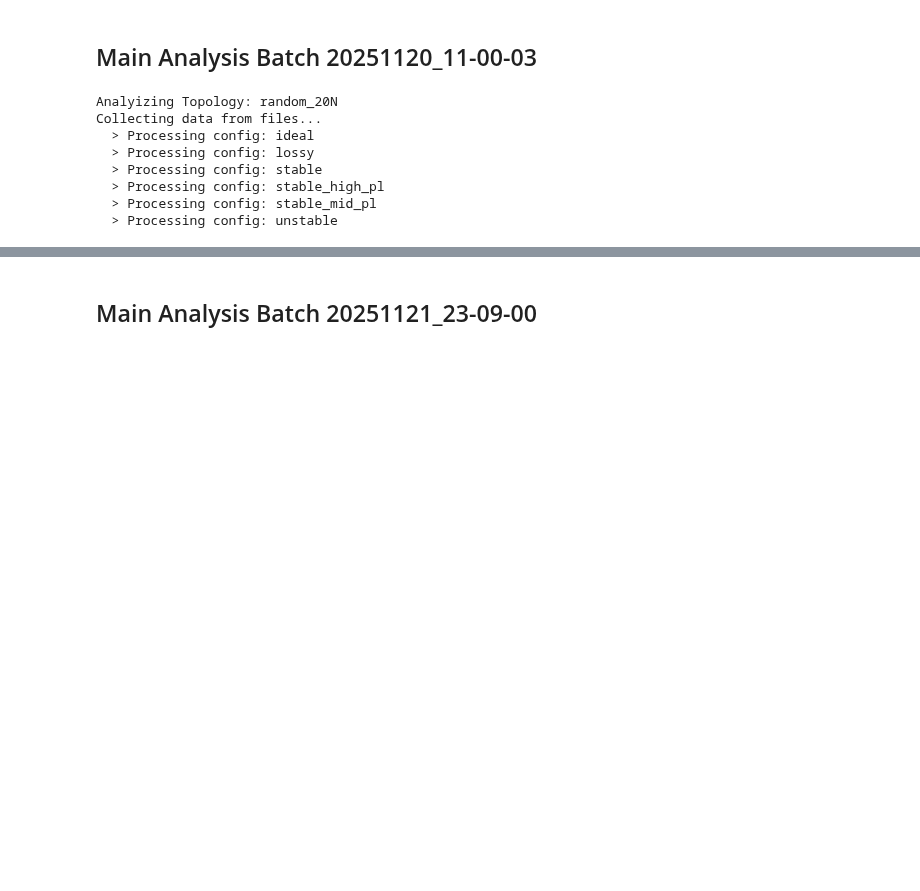
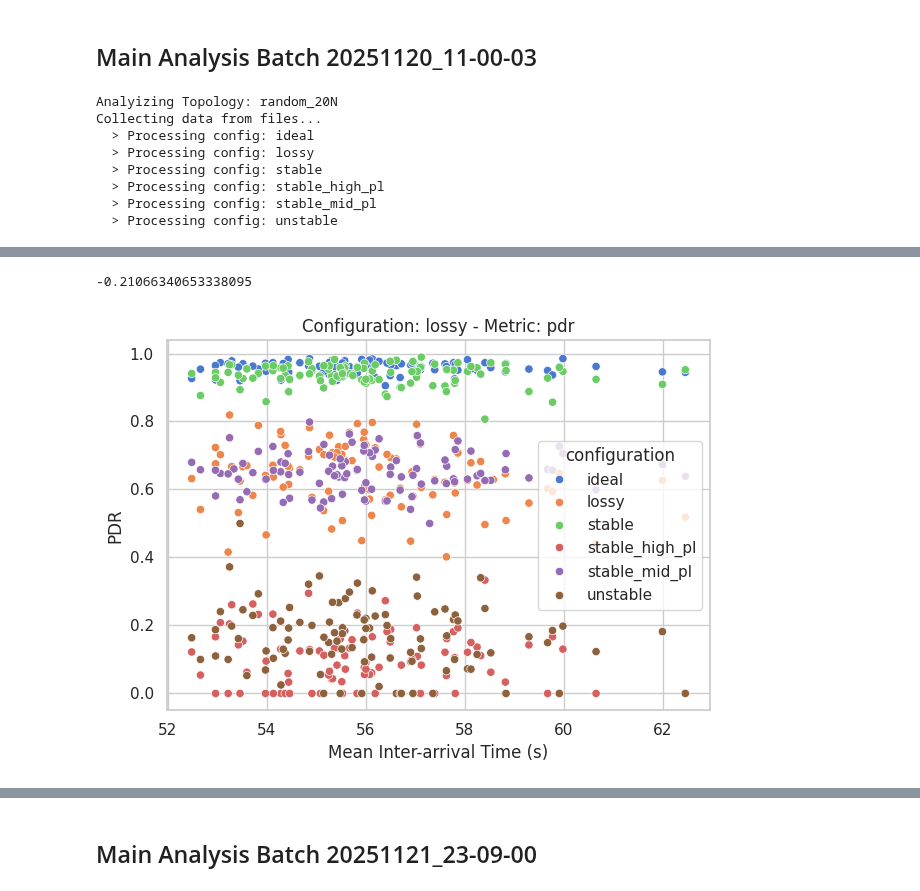
Before and after one commit to damiano-salvaterra/SPE-project, a Jupyter notebook: src/evaluation/variance_reduction.ipynb, the cells around one changed output, grey strips where cells are left out. Cells and saved outputs as stored; diff of their text form; code cells hidden in the pictures; blank space fills up the shorter version.

```diff
--- a/src/evaluation/variance_reduction.ipynb
+++ b/src/evaluation/variance_reduction.ipynb
@@ -43,17 +44,20 @@ def process_pdr_file(file_path):
         df = pd.read_csv(file_path, skipinitialspace=True)
         if df.empty or "delivered" not in df.columns:
             return None
-        return df["delivered"].mean()
+        return df.drop("Unnamed: 0", axis=1, errors="ignore")
     except Exception:
-        return None
+        return pd.DataFrame(columns=["delivered"])
 
 
 def get_interarrivals(file_path):
     """Reads App Log file and returns the mean inter-arrival time."""
     df = pd.read_csv(file_path, skipinitialspace=True)
-    df = df[df["event"] == "SEND"]
+
+    df = df[df["event"].isin(["SEND", "SEND_FAIL"])]
+
     df = df.sort_values(by="time")
     df["inter_arrival"] = df.groupby("node_id")["time"].diff().fillna(0)
+
     return df
 
 
@@ -194,7 +198,7 @@ for config_dir in configs:
         }
 
         # PDR
-        p = process_pdr_file(seed / PDR_LOG_FILE)
+        p = process_pdr_file(seed / PDR_LOG_FILE)["delivered"].mean()
         repetition_data["pdr"] = p
 
         # Latency
@@ -235,0 +226,2 @@ results
+# %%
+results["pdr"] = results["pdr"].fillna(0)
@@ -400,0 +475,16 @@ results
+# %%
+print(np.corrcoef(
+    config_results[METRIC_TO_ANALYZE],
+    config_results["mean_interarrival"]
+)[0, 1])
+# %% [output]
+-0.21066340653338095
+# %%
+sns.scatterplot(data=results, x="mean_interarrival", y=METRIC_TO_ANALYZE, hue="configuration")
+plt.title(f"Configuration: {CONFIG_TO_ANALYZE} - Metric: {METRIC_TO_ANALYZE}")
+plt.xlabel("Mean Inter-arrival Time (s)")
+plt.ylabel(METRIC_TO_ANALYZE.upper())
+plt.tight_layout()
+plt.show()
+# %% [output]
+[figure, added]
```
Also changed, not shown: parts of 24 cells of this notebook.
